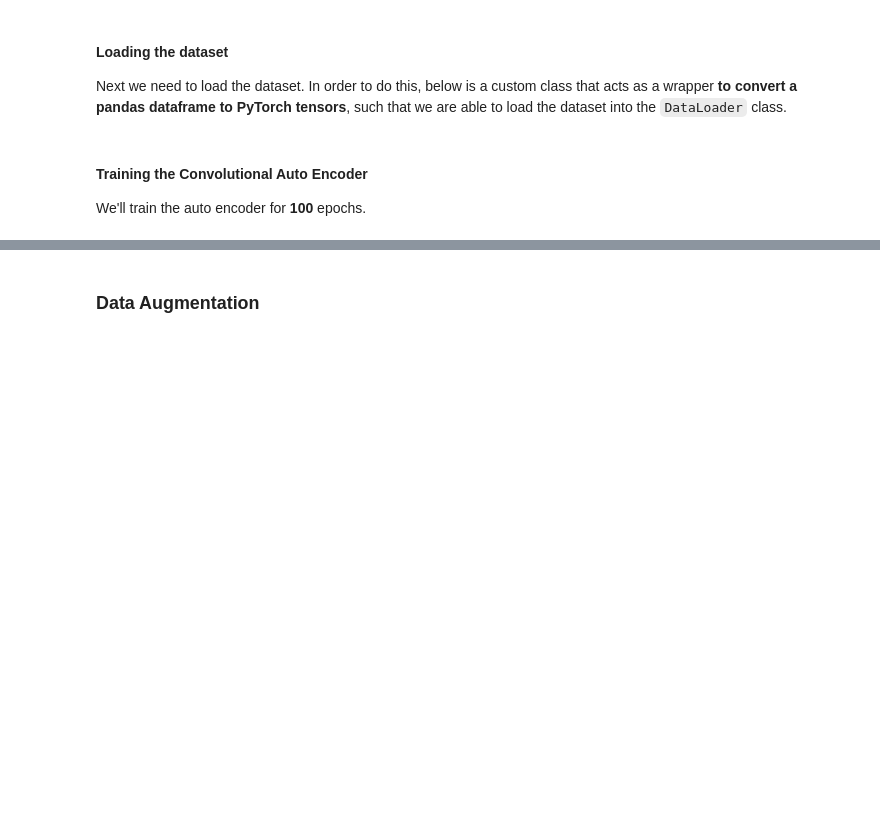
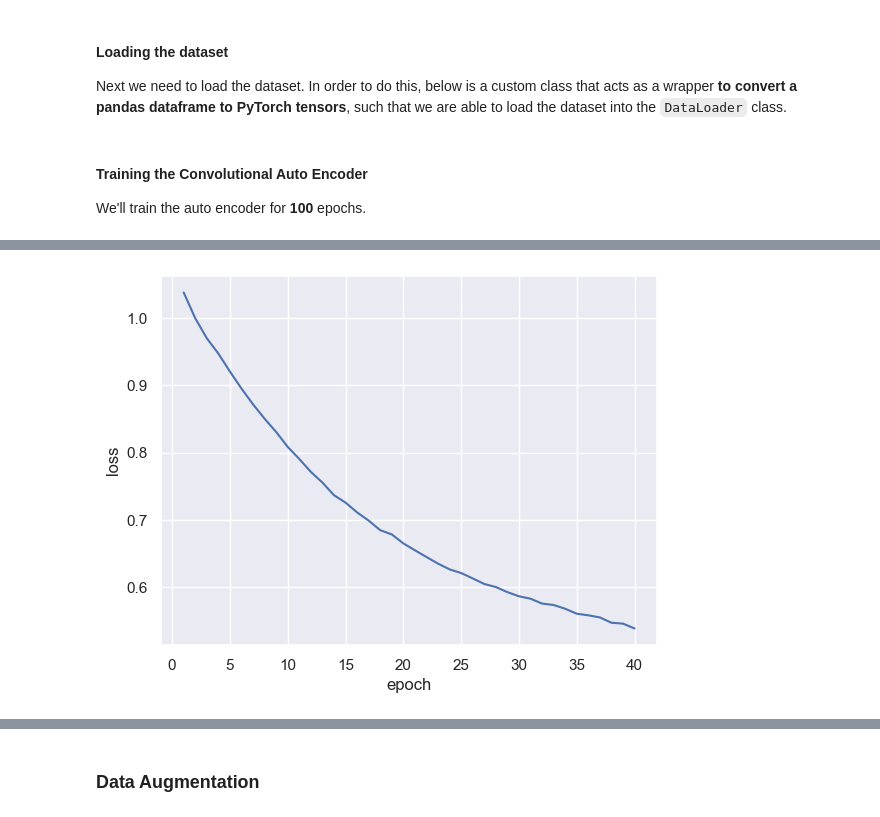
Before and after one commit to kenJPG/CIFAR100, a Jupyter notebook: cifar_100.ipynb, the cells around one changed output, grey strips where cells are left out. Cells and saved outputs as stored; diff of their text form; code cells hidden in the pictures; blank space fills up the shorter version.

```diff
--- a/cifar_100.ipynb
+++ b/cifar_100.ipynb
@@ -297,7 +299,7 @@ titles = []
 
 for i in range(20):
 	idx = np.where((y_train_coarse.values == i))[0].flatten()
-	images.append(X_train.loc[idx].values.reshape(-1, 32, 32, 3).mean(axis=0))
+	images.append(X_train.loc[idx].values.reshape(-1, 3, 32, 32).mean(axis=0))
 	titles.append(coarse_classes[i])
 
 imshow(images, titles, figsize = (14, 10))
@@ -318,7 +320,7 @@ titles = []
 
 for i in range(20):
 	idx = np.where((y_train == i))[0].flatten()
-	images.append(X_train.loc[idx].values.reshape(-1, 32, 32, 3).mean(axis=0))
+	images.append(X_train.loc[idx].values.reshape(-1, 3, 32, 32).mean(axis=0))
 	titles.append(classes[i])
 
 imshow(images, titles, figsize = (14, 10))
@@ -347,25 +349,26 @@ class ConvAutoencoder(nn.Module):
             nn.Conv2d(16, 32, 4, padding=1, stride=2),
             nn.LeakyReLU(),
 
-            nn.Conv2d(32, 64, 4, padding=0, stride=2),
+            nn.Conv2d(32, 64, 4, padding=1, stride=2),
             nn.LeakyReLU(),
         )
 
         self.hidden = nn.Sequential(
             nn.Flatten(start_dim = 1),
-            nn.Linear(64 * 3 * 3, 128),
+            nn.Linear(64 * 4 * 4, 512),
             nn.LeakyReLU(),
-            nn.Linear(128, 64 * 3 * 3),
+            nn.Linear(512, 64 * 4 * 4),
             nn.LeakyReLU(),
             nn.Unflatten(1, torch.Size([64, 4, 4]))
         )
 
+        # self.
         self.decoder = nn.Sequential(
-            nn.ConvTranspose2d(64, 32, 4, output_padding=0, stride=2),
+            nn.ConvTranspose2d(64, 32, 4, padding=1, stride=2),
             nn.LeakyReLU(),
-            nn.ConvTranspose2d(32, 16, 4, padding=1, output_padding=1, stride=2),
+            nn.ConvTranspose2d(32, 16, 4, padding=1, stride=2),
             nn.LeakyReLU(),
-            nn.ConvTranspose2d(16, 3, 4, padding=1, output_padding=1, stride=2),
+            nn.ConvTranspose2d(16, 3, 4, padding=1, stride=2),
             nn.Sigmoid()
         )
 
@@ -413,7 +416,7 @@ class TorchDataset():
 	def __getitem__(self, idx):
 		return self.x[idx], self.y[idx]
 # %%
-train_loader = DataLoader(TorchDataset(X_train, y_train), batch_size=64, shuffle=True)
+train_loader = DataLoader(TorchDataset(X_train, y_train), batch_size=128, shuffle=True)
 # %% [markdown]
 #### Training the Convolutional Auto Encoder
 We'll train the auto encoder for <strong>100</strong> epochs.
@@ -421,7 +424,7 @@ We'll train the auto encoder for <strong>100</strong> epochs.
 # number of epochs to train the model
 DEBUG = False
 if not DEBUG:
-    n_epochs = 100
+    n_epochs = 40
 
     track_loss = []
 
@@ -464,0 +484 @@ RuntimeError: The size of tensor a (35) must match the size of tensor b (32) at
+[figure, added]
```
Also changed, not shown: parts of 9 cells of this notebook.
